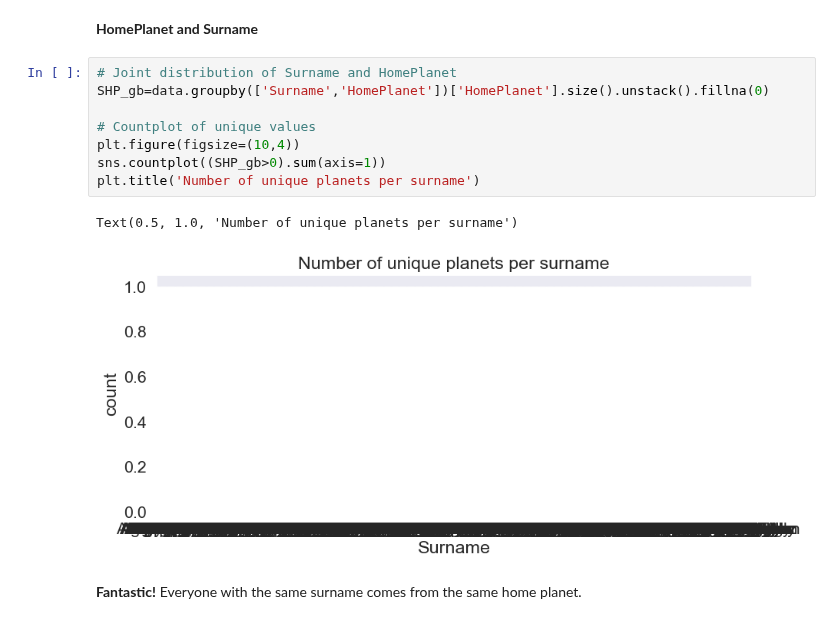
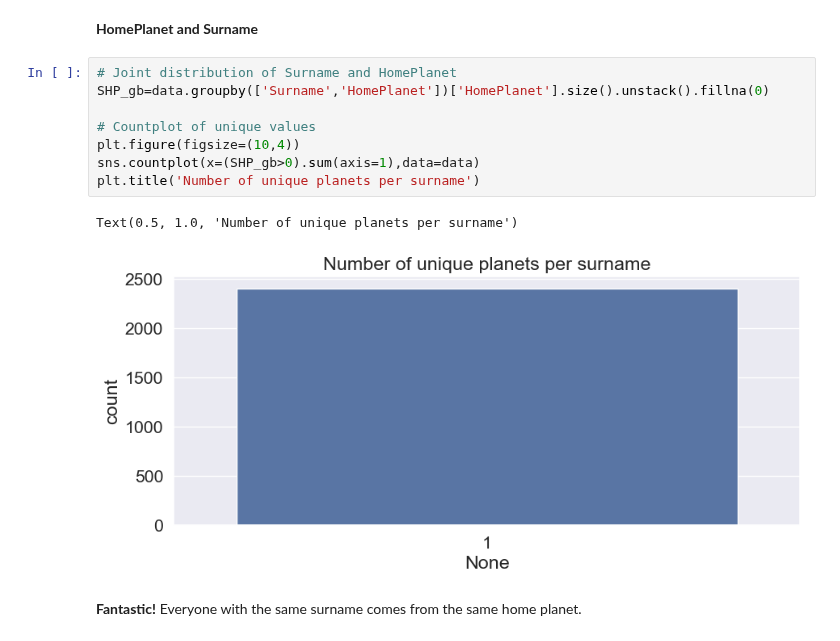
Before and after one commit to GiaooaiG/spaceship-titanic, a Jupyter notebook: 参考.ipynb, the cells around one changed output. Cells and saved outputs as stored; diff of their text form.

```diff
--- a/参考.ipynb
+++ b/参考.ipynb
@@ -668,14 +673,14 @@ print('#HomePlanet missing values after:',data['HomePlanet'].isna().sum())
 # %%
 # Joint distribution of Surname and HomePlanet
 SHP_gb=data.groupby(['Surname','HomePlanet'])['HomePlanet'].size().unstack().fillna(0)
 
 # Countplot of unique values
 plt.figure(figsize=(10,4))
-sns.countplot((SHP_gb>0).sum(axis=1))
+sns.countplot(x=(SHP_gb>0).sum(axis=1),data=data)
 plt.title('Number of unique planets per surname')
 # %% [output]
 Text(0.5, 1.0, 'Number of unique planets per surname')
-[figure, old version]
+[figure, new version]
 # %% [markdown]
 **Fantastic!** Everyone with the same surname comes from the same home planet.
 # %%
```
Also changed, not shown: parts of 3 cells of this notebook.
